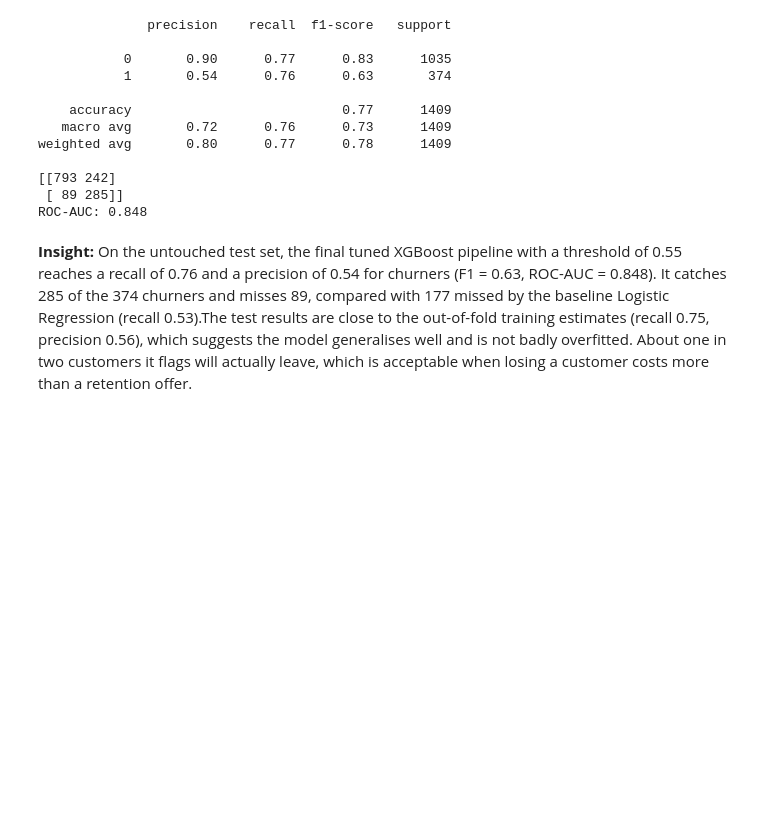
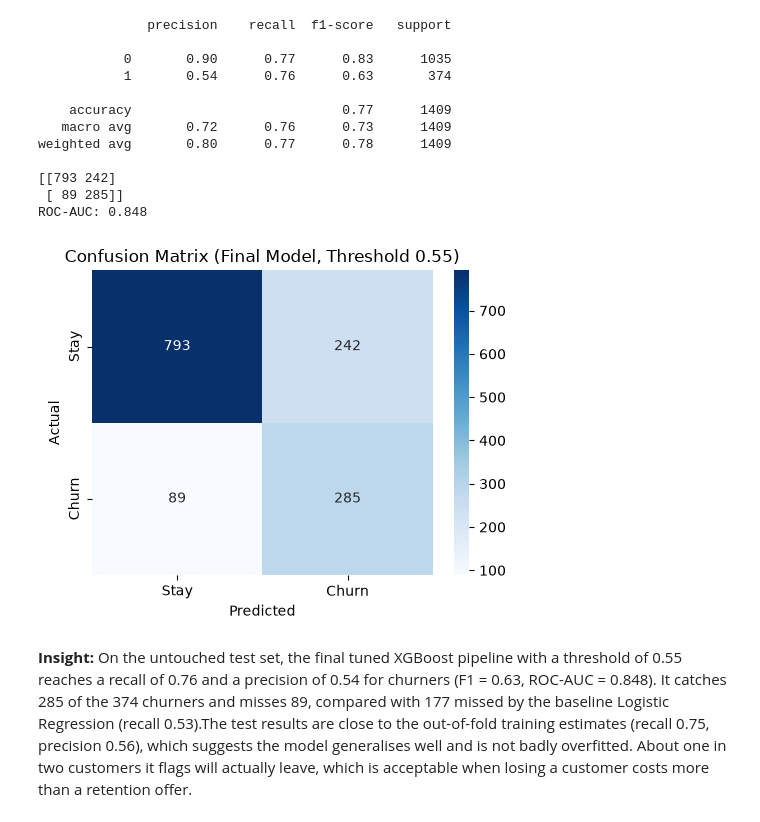
Before and after one commit to kaish-ai/telecom-churn-prediction, a Jupyter notebook: notebooks/churn_prediction.ipynb, the cells around one changed output. Drawn from its saved outputs; the diff is of its cells as text; code cells hidden in the pictures; blank space fills up the shorter version.

Commit message:
Add README, result graphs and app screenshots

```diff
--- a/notebooks/churn_prediction.ipynb
+++ b/notebooks/churn_prediction.ipynb
@@ -750,6 +751,20 @@ weighted avg       0.80      0.77      0.78      1409
 [[793 242]
  [ 89 285]]
 ROC-AUC: 0.848
+# %%
+cm = confusion_matrix(y_test, y_pred_final)
+
+plt.figure(figsize=(5, 4))
+sns.heatmap(cm, annot=True, fmt='d', cmap='Blues',
+            xticklabels=['Stay', 'Churn'], yticklabels=['Stay', 'Churn'])
+plt.title('Confusion Matrix (Final Model, Threshold 0.55)')
+plt.xlabel('Predicted')
+plt.ylabel('Actual')
+plt.tight_layout()
+plt.savefig('../images/confusion_matrix.png', dpi=150, bbox_inches='tight')
+plt.show()
+# %% [output]
+[figure, added]
 # %% [markdown]
 **Insight:** On the untouched test set, the final tuned XGBoost pipeline with a threshold of 0.55 reaches a recall of 0.76 and a precision of 0.54 for churners (F1 = 0.63, ROC-AUC = 0.848). It catches 285 of the 374 churners and misses 89, compared with 177 missed by the baseline Logistic Regression (recall 0.53).The test results are close to the out-of-fold training estimates (recall 0.75, precision 0.56), which suggests the model generalises well and is not badly overfitted. About one in two customers it flags will actually leave, which is acceptable when losing a customer costs more than a retention offer.
 # %%
```
Also changed, not shown: parts of 2 cells of this notebook, 6 other files.
